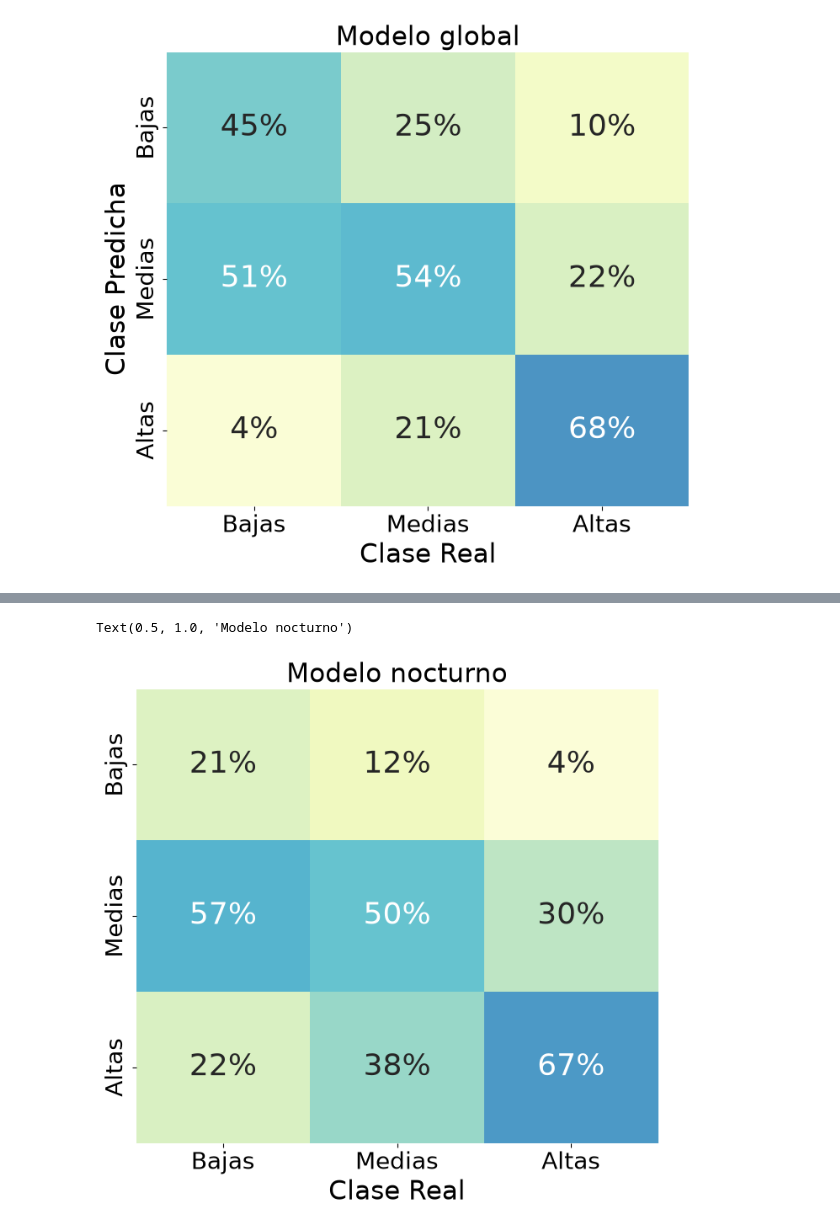
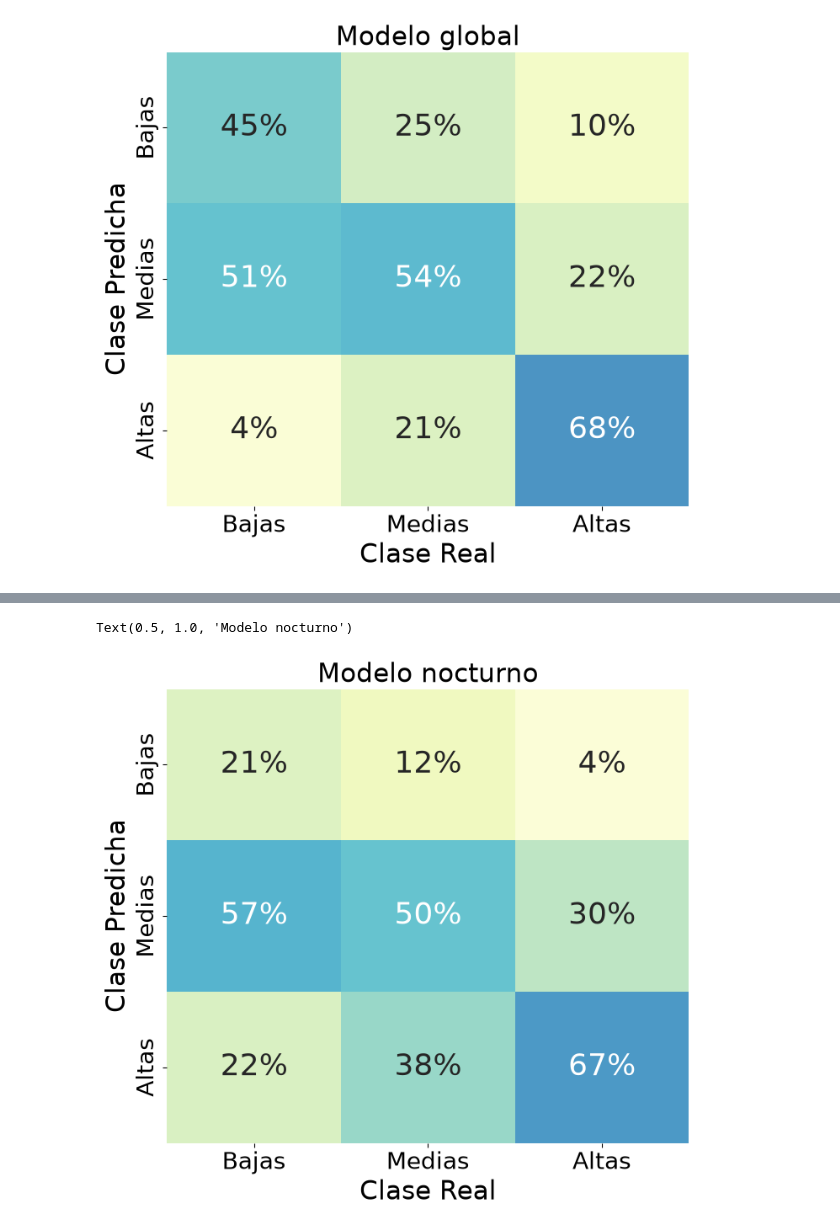
Before and after one commit to veraperez23/CloudBaseHeight, a Jupyter notebook: graphs_results/apartado3/apartado3.ipynb, the cells around one changed output, grey strips where cells are left out. Saved outputs shown, nothing was run; the diff lists cells and outputs as text; code cells hidden in the pictures.

```diff
--- a/graphs_results/apartado3/apartado3.ipynb
+++ b/graphs_results/apartado3/apartado3.ipynb
@@ -241,31 +242,32 @@ n_classes = cm.shape[0]
 cm_sums = cm.sum(axis=0, keepdims=True)
 cm_percent = np.divide(cm.astype(np.float32), cm_sums, out=np.zeros_like(cm, dtype=float), where=cm_sums!=0) * 100
 
 cm_percent_rounded = np.round(cm_percent)
 
 
 for j in range(n_classes):
     col_sum = np.sum(cm_percent_rounded[:, j])
     if col_sum != 100.0 and cm_sums[0, j] != 0:
         diff = 100.0 - col_sum
         max_idx = np.argmax(cm_percent[:, j])
         cm_percent_rounded[max_idx, j] += diff
 
 
 labels=['Bajas', 'Medias', 'Altas']
 annot_labels = np.array([[f"{val:.0f}%" for val in row] for row in cm_percent])
 
 plt.figure(figsize=(8, 7))
 sns.heatmap(cm_percent, annot=annot_labels, cbar=False, fmt="",
         cmap=sns.color_palette("YlGnBu", 12, as_cmap=True), alpha=0.8, annot_kws={"size": 26}, vmin=0, vmax=100,
         xticklabels=labels,
         yticklabels=labels,
         cbar_kws={'format': '%.2f%%'})
 plt.xticks(fontsize=20)
 plt.yticks(fontsize=20, rotation=90)
 
 plt.xlabel("Clase Real", fontsize=22)
+plt.ylabel("Clase Predicha", fontsize=22)
 plt.title("Modelo nocturno", fontsize=22)
 # %% [output]
 Text(0.5, 1.0, 'Modelo nocturno')
-[figure, old version]
+[figure, new version]
```
Also changed, not shown: parts of 1 cell of this notebook, 3 other files.
